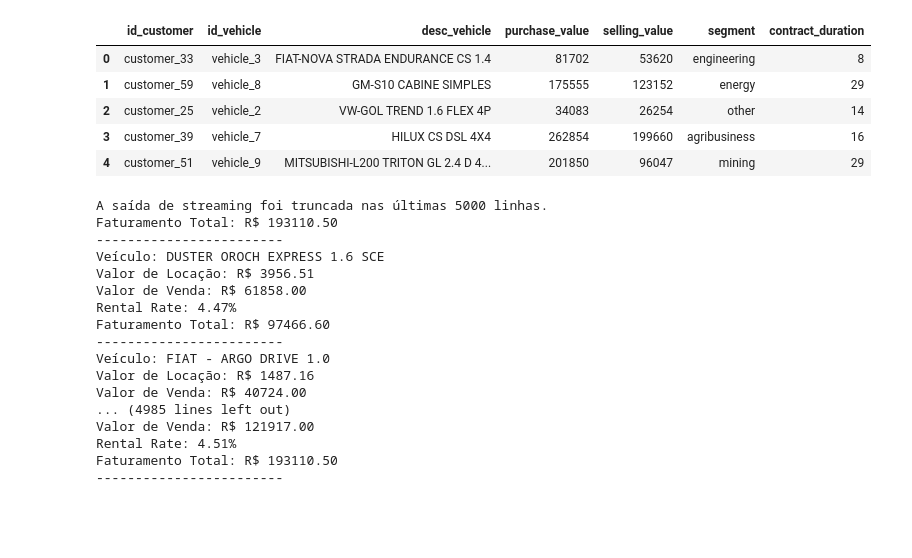
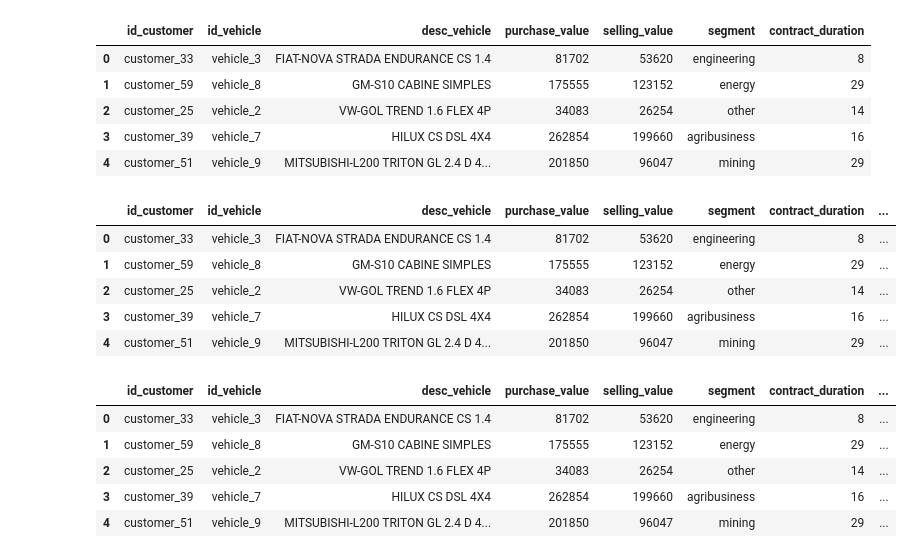
Before and after one commit to yuremartins/Projeto-de-Rentabilidade-Pricing, a Jupyter notebook: notebooks/pricing.ipynb, the cells around one changed output. Drawn from its saved outputs; the diff is of its cells as text; code cells hidden in the pictures; blank space fills up the shorter version.

```diff
--- a/notebooks/pricing.ipynb
+++ b/notebooks/pricing.ipynb
@@ -17,6 +17,27 @@ rental_df.head()
 | 2 | customer_25 | vehicle_2 | VW-GOL TREND 1.6 FLEX 4P | 34083 | 26254 | other | 14 |
 | 3 | customer_39 | vehicle_7 | HILUX CS DSL 4X4 | 262854 | 199660 | agribusiness | 16 |
 | 4 | customer_51 | vehicle_9 | MITSUBISHI-L200 TRITON GL 2.4 D 4... | 201850 | 96047 | mining | 29 |
+# %%
+def calcular_taxa_depreciacao(valor_compra, valor_venda):
+    valor_depreciacao = ((valor_compra - valor_venda) / valor_compra) * 100
+    return round(valor_depreciacao, 2)
+
+# Loop through the DataFrame rows and calculate the depreciation rate for each row
+for index, row_deprec in rental_df.iterrows():
+    valor_compra = float(row_deprec["purchase_value"])
+    valor_venda = float(row_deprec["selling_value"])
+    taxa_depreciacao = calcular_taxa_depreciacao(valor_compra, valor_venda)
+    rental_df.at[index, "taxa_depreciacao"] = taxa_depreciacao
+
+# Print the DataFrame with the added "taxa_depreciacao" column
+rental_df.head()
+# %% [output]
+|  | id_customer | id_vehicle | desc_vehicle | purchase_value | selling_value | segment | contract_duration | ... |
+| 0 | customer_33 | vehicle_3 | FIAT-NOVA STRADA ENDURANCE CS 1.4 | 81702 | 53620 | engineering | 8 | ... |
+| 1 | customer_59 | vehicle_8 | GM-S10 CABINE SIMPLES | 175555 | 123152 | energy | 29 | ... |
+| 2 | customer_25 | vehicle_2 | VW-GOL TREND 1.6 FLEX 4P | 34083 | 26254 | other | 14 | ... |
+| 3 | customer_39 | vehicle_7 | HILUX CS DSL 4X4 | 262854 | 199660 | agribusiness | 16 | ... |
+| 4 | customer_51 | vehicle_9 | MITSUBISHI-L200 TRITON GL 2.4 D 4... | 201850 | 96047 | mining | 29 | ... |
 # %%
 def calcular_valor_locacao(valor_compra, valor_venda, taxa_lucro_desejada, prazo_locacao_desejado):
     # Cálculo do valor de locação necessário para atingir a taxa de lucro desejada
@@ -27,7 +48,12 @@ def calcular_valor_locacao(valor_compra, valor_venda, taxa_lucro_desejada, prazo
 
     faturamento_total = (valor_locacao_necessario * prazo_locacao_desejado) + valor_venda
 
-    return round(valor_locacao_necessario, 2), round(valor_venda, 2), round(rental_rate, 2), round(faturamento_total, 2)
+    return round(valor_locacao_necessario, 2), round(rental_rate, 2), round(faturamento_total, 2)
+
+# Criar as colunas no DataFrame para armazenar os resultados
+rental_df["valor_locacao_necessario"] = 0.0
+rental_df["rental_rate"] = 0.0
+rental_df["faturamento_total"] = 0.0
 
 # Itera sobre as linhas do DataFrame e calcula o valor de locação para cada veículo
 for index, row in rental_df.iterrows():
@@ -36,29 +62,19 @@ for index, row in rental_df.iterrows():
     taxa_lucro = 0.10  # Taxa de lucro desejada
     prazo_locacao = int(row["contract_duration"])  # Prazo de locação desejado em meses
 
-    valor_locacao_necessario, valor_venda, rental_rate, faturamento_total = calcular_valor_locacao(valor_compra, valor_venda, taxa_lucro, prazo_locacao)
+    valor_locacao_necessario, rental_rate, faturamento_total = calcular_valor_locacao(valor_compra, valor_venda, taxa_lucro, prazo_locacao)
 
-    print("Veículo:", row["desc_vehicle"])
-    print("Valor de Locação: R$ {:.2f}".format(valor_locacao_necessario))
-    print("Valor de Venda: R$ {:.2f}".format(valor_venda))
-    print("Rental Rate: {:.2f}%".format(rental_rate))
-    print("Faturamento Total: R$ {:.2f}".format(faturamento_total))
-    print("------------------------")
+    # Atribui os valores calculados às colunas correspondentes no DataFrame
+    rental_df.at[index, "valor_locacao_necessario"] = valor_locacao_necessario
+    rental_df.at[index, "rental_rate"] = rental_rate
+    rental_df.at[index, "faturamento_total"] = faturamento_total
+
+# Imprime o DataFrame atualizado
+rental_df.head()
 # %% [output]
-A saída de streaming foi truncada nas últimas 5000 linhas.
-Faturamento Total: R$ 193110.50
-------------------------
-Veículo: DUSTER OROCH EXPRESS 1.6 SCE
-Valor de Locação: R$ 3956.51
-Valor de Venda: R$ 61858.00
-Rental Rate: 4.47%
-Faturamento Total: R$ 97466.60
-------------------------
-Veículo: FIAT - ARGO DRIVE 1.0
-Valor de Locação: R$ 1487.16
-Valor de Venda: R$ 40724.00
-... (4985 lines left out)
-Valor de Venda: R$ 121917.00
-Rental Rate: 4.51%
-Faturamento Total: R$ 193110.50
-------------------------
+|  | id_customer | id_vehicle | desc_vehicle | purchase_value | selling_value | segment | contract_duration | ... |
+| 0 | customer_33 | vehicle_3 | FIAT-NOVA STRADA ENDURANCE CS 1.4 | 81702 | 53620 | engineering | 8 | ... |
+| 1 | customer_59 | vehicle_8 | GM-S10 CABINE SIMPLES | 175555 | 123152 | energy | 29 | ... |
+| 2 | customer_25 | vehicle_2 | VW-GOL TREND 1.6 FLEX 4P | 34083 | 26254 | other | 14 | ... |
+| 3 | customer_39 | vehicle_7 | HILUX CS DSL 4X4 | 262854 | 199660 | agribusiness | 16 | ... |
+| 4 | customer_51 | vehicle_9 | MITSUBISHI-L200 TRITON GL 2.4 D 4... | 201850 | 96047 | mining | 29 | ... |
```
Also changed, not shown: parts of 2 cells of this notebook.
